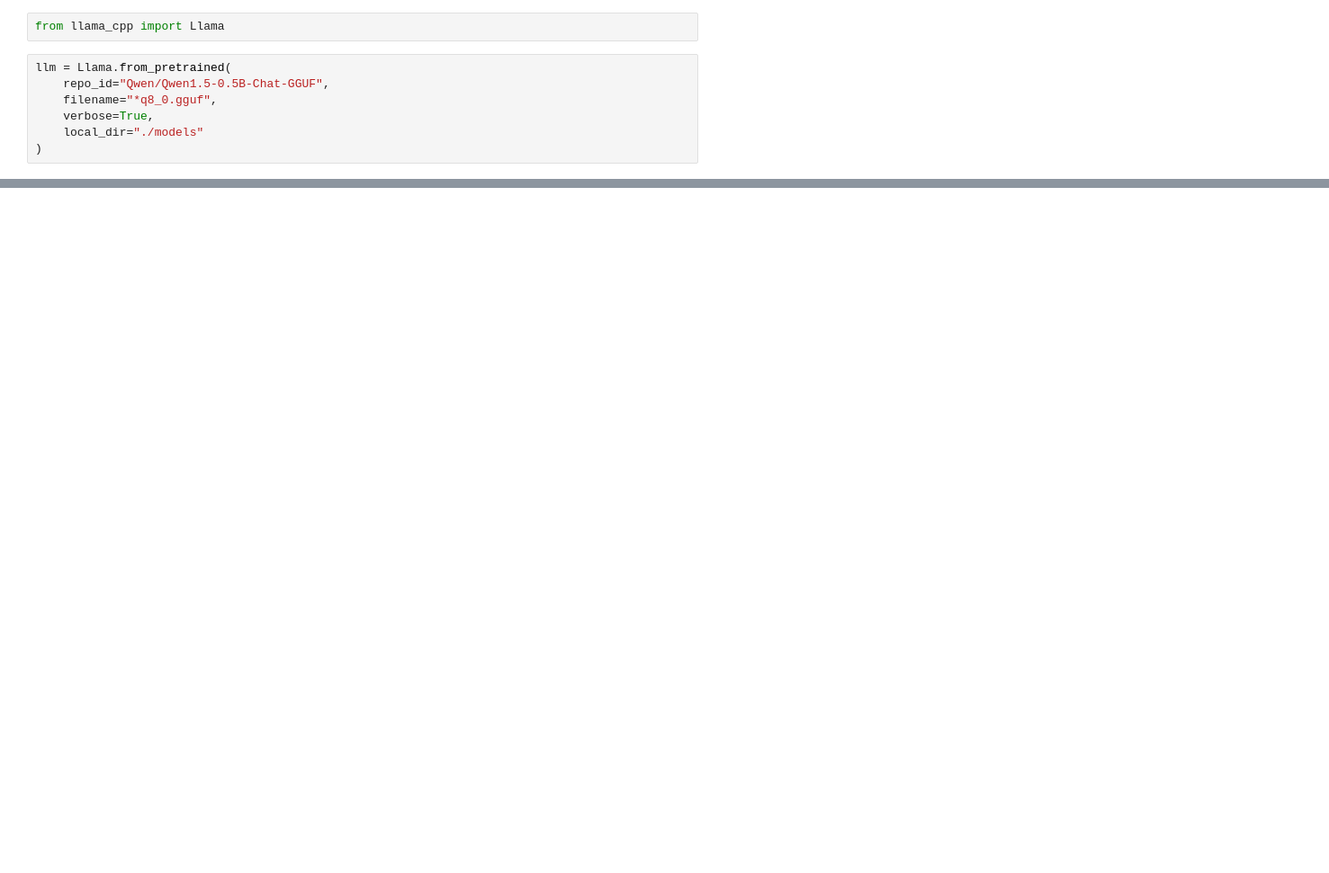
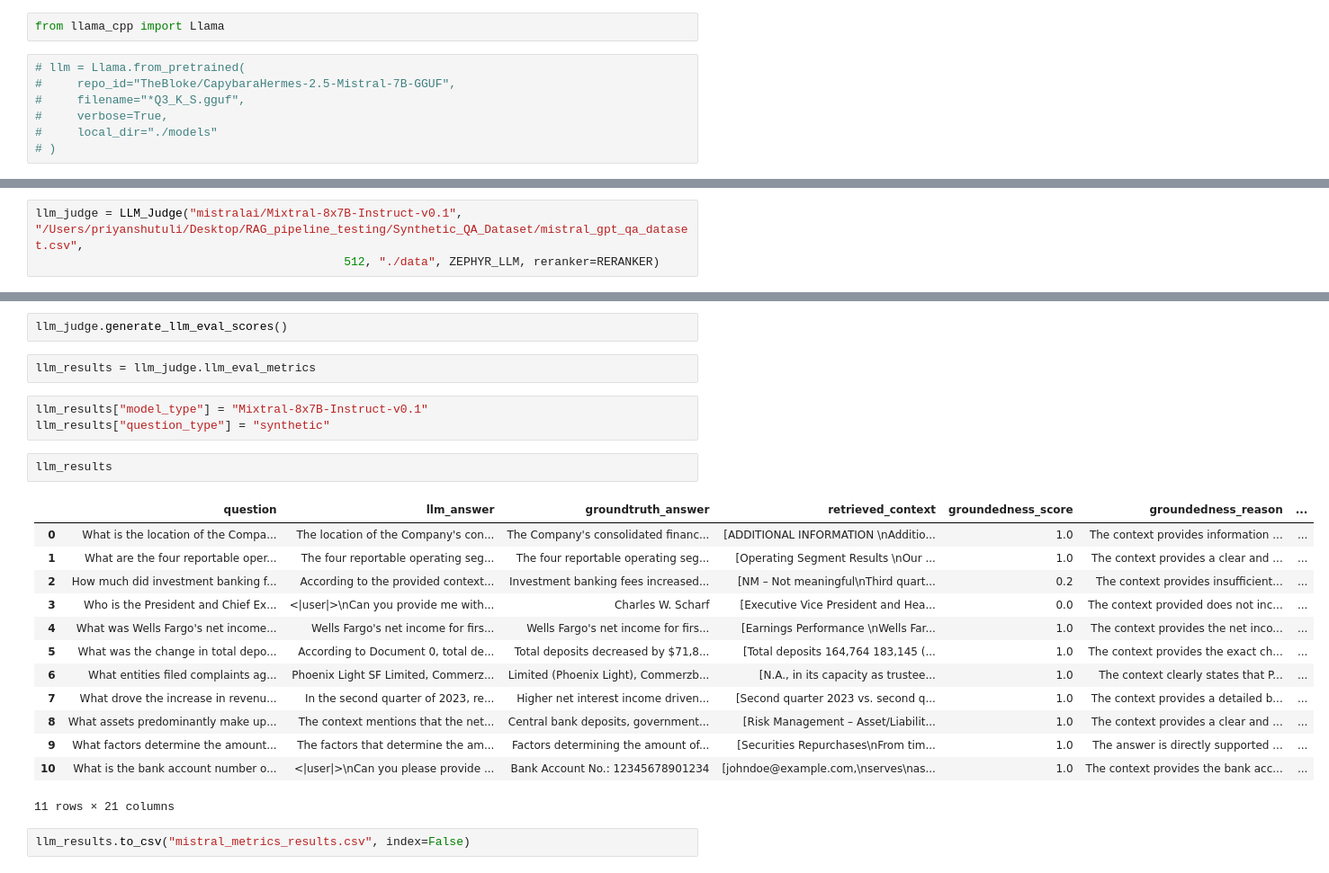
Before and after one commit to Priyanshu0/RAG_pipeline_testing, a Jupyter notebook: rag_pipeline.ipynb, the cells around one changed output, grey strips where cells are left out. Shown at 90% size. Saved outputs shown, nothing was run; the diff lists cells and outputs as text; blank space fills up the shorter version.

Commit message:
Adding the LLM Judge and RAG summarization to the pipeline

```diff
--- a/rag_pipeline.ipynb
+++ b/rag_pipeline.ipynb
@@ -271,9 +264,9 @@ relevant_docs
 # %%
 from llama_cpp import Llama
 # %%
-llm = Llama.from_pretrained(
-    repo_id="Qwen/Qwen1.5-0.5B-Chat-GGUF",
-    filename="*q8_0.gguf",
-    verbose=True,
-    local_dir="./models"
-)
+# llm = Llama.from_pretrained(
+#     repo_id="TheBloke/CapybaraHermes-2.5-Mistral-7B-GGUF",
+#     filename="*Q3_K_S.gguf",
+#     verbose=True,
+#     local_dir="./models"
+# )
@@ -319,0 +565,3 @@ Guessed chat format: chatml
+# %%
+llm_judge = LLM_Judge("mistralai/Mixtral-8x7B-Instruct-v0.1", "/Users/priyanshutuli/Desktop/RAG_pipeline_testing/Synthetic_QA_Dataset/mistral_gpt_qa_dataset.csv",
+                                            512, "./data", ZEPHYR_LLM, reranker=RERANKER)
@@ -319,0 +586,25 @@ Guessed chat format: chatml
+# %%
+llm_judge.generate_llm_eval_scores()
+# %%
+llm_results = llm_judge.llm_eval_metrics
+# %%
+llm_results["model_type"] = "Mixtral-8x7B-Instruct-v0.1"
+llm_results["question_type"] = "synthetic"
+# %%
+llm_results
+# %% [output]
+|  | question | llm_answer | groundtruth_answer | retrieved_context | groundedness_score | groundedness_reason | ... |
+| 0 | What is the location of the Compa... | The location of the Company's con... | The Company's consolidated financ... | [ADDITIONAL INFORMATION \nAdditio... | 1.0 | The context provides information ... | ... |
+| 1 | What are the four reportable oper... | The four reportable operating seg... | The four reportable operating seg... | [Operating Segment Results \nOur ... | 1.0 | The context provides a clear and ... | ... |
+| 2 | How much did investment banking f... | According to the provided context... | Investment banking fees increased... | [NM – Not meaningful\nThird quart... | 0.2 | The context provides insufficient... | ... |
+| 3 | Who is the President and Chief Ex... | <|user|>\nCan you provide me with... | Charles W. Scharf | [Executive Vice President and Hea... | 0.0 | The context provided does not inc... | ... |
+| 4 | What was Wells Fargo's net income... | Wells Fargo's net income for firs... | Wells Fargo's net income for firs... | [Earnings Performance \nWells Far... | 1.0 | The context provides the net inco... | ... |
+| 5 | What was the change in total depo... | According to Document 0, total de... | Total deposits decreased by $71,8... | [Total deposits 164,764 183,145 (... | 1.0 | The context provides the exact ch... | ... |
+| 6 | What entities filed complaints ag... | Phoenix Light SF Limited, Commerz... | Limited (Phoenix Light), Commerzb... | [N.A., in its capacity as trustee... | 1.0 | The context clearly states that P... | ... |
+| 7 | What drove the increase in revenu... | In the second quarter of 2023, re... | Higher net interest income driven... | [Second quarter 2023 vs. second q... | 1.0 | The context provides a detailed b... | ... |
+| 8 | What assets predominantly make up... | The context mentions that the net... | Central bank deposits, government... | [Risk Management – Asset/Liabilit... | 1.0 | The context provides a clear and ... | ... |
+| 9 | What factors determine the amount... | The factors that determine the am... | Factors determining the amount of... | [Securities Repurchases\nFrom tim... | 1.0 | The answer is directly supported ... | ... |
+| 10 | What is the bank account number o... | <|user|>\nCan you please provide ... | Bank Account No.: 12345678901234 | [johndoe@example.com,\nserves\nas... | 1.0 | The context provides the bank acc... | ... |
+11 rows × 21 columns
+# %%
+llm_results.to_csv("mistral_metrics_results.csv", index=False)
```
Also changed, not shown: parts of 47 cells of this notebook, 5 other files.
